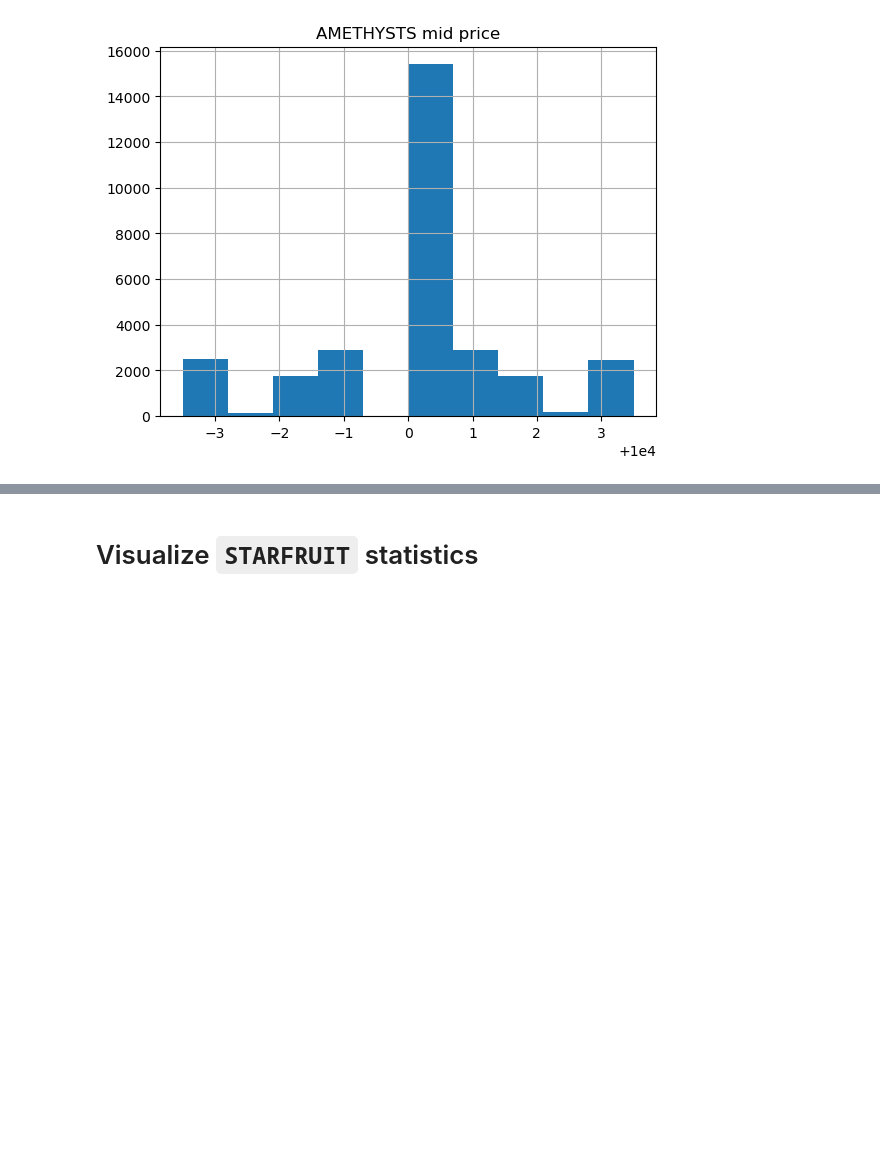
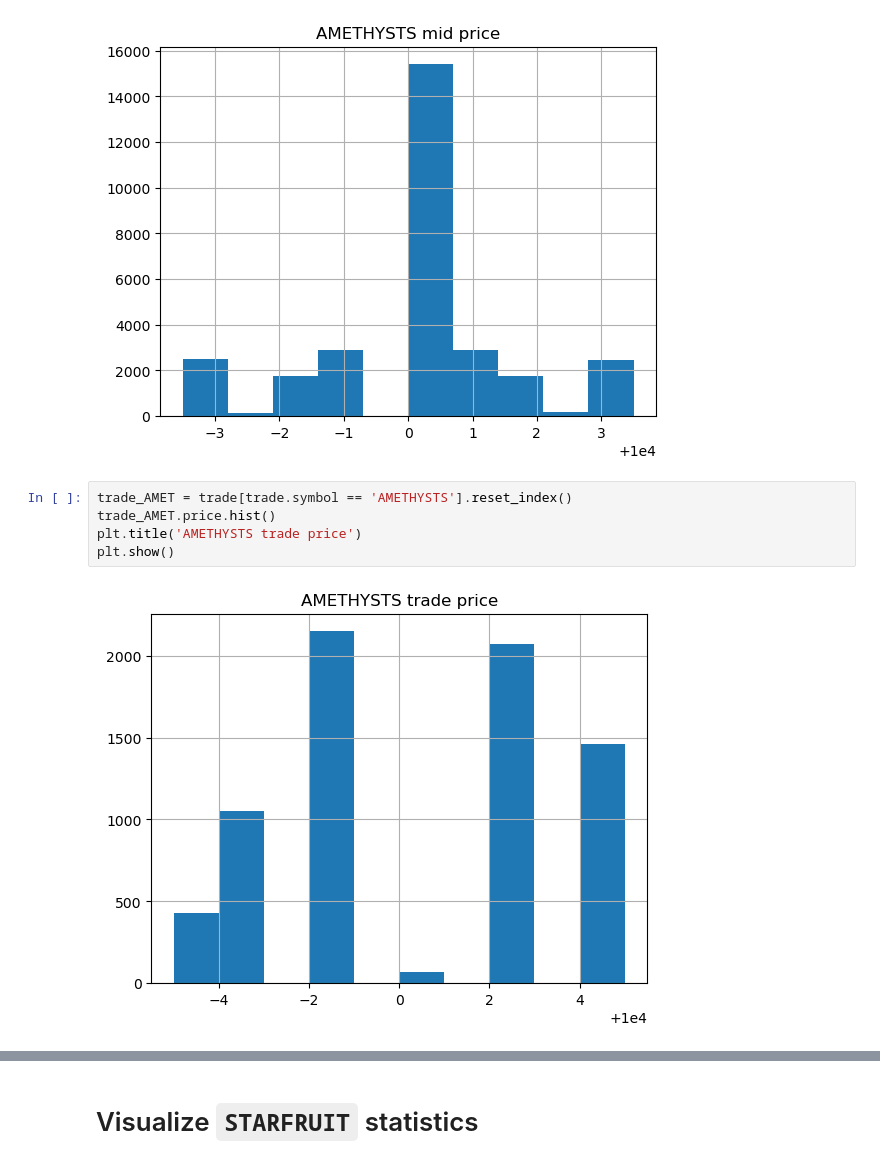
Before and after one commit to Meilism/IMC-Prosperity-Trading-Challenge, a Jupyter notebook: JM/data_analysis.ipynb, the cells around one changed output, grey strips where cells are left out. Drawn from its saved outputs; the diff is of its cells as text; blank space fills up the shorter version.

```diff
--- a/JM/data_analysis.ipynb
+++ b/JM/data_analysis.ipynb
@@ -252,3 +252,10 @@ plt.title('AMETHYSTS mid price')
 plt.show()
 # %% [output]
 [figure]
+# %%
+trade_AMET = trade[trade.symbol == 'AMETHYSTS'].reset_index()
+trade_AMET.price.hist()
+plt.title('AMETHYSTS trade price')
+plt.show()
+# %% [output]
+[figure, added]
```
Also changed, not shown: parts of 9 cells of this notebook, 13 other files.
